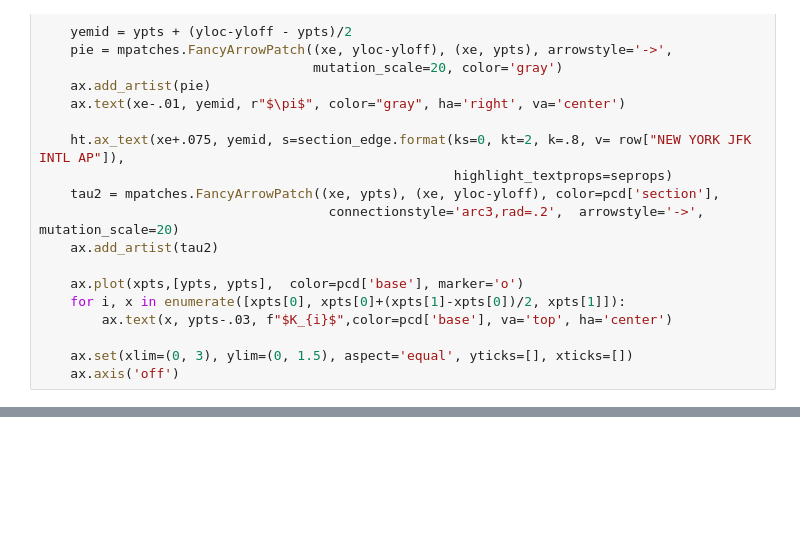
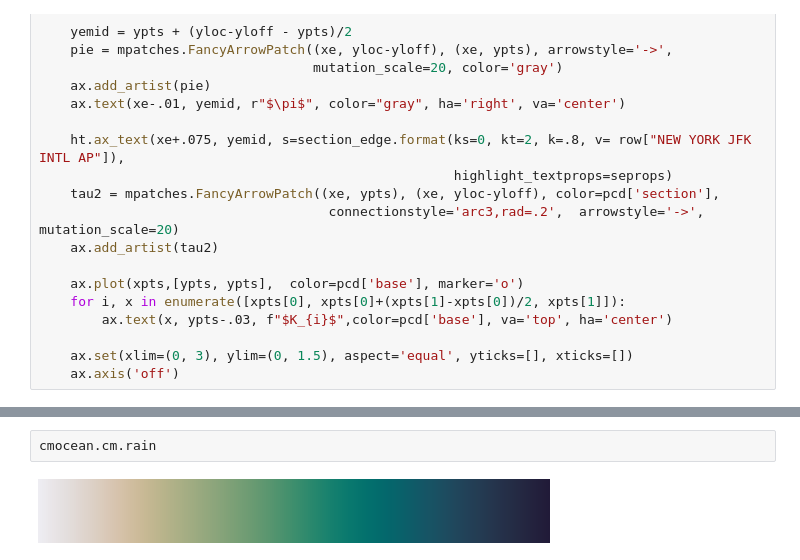
Before and after one commit to story645/team, a Jupyter notebook: paper/figcode/trivialbundle.ipynb, the cells around one changed output, grey strips where cells are left out. Drawn from its saved outputs; the diff is of its cells as text; blank space fills up the shorter version.

```diff
--- a/paper/figcode/trivialbundle.ipynb
+++ b/paper/figcode/trivialbundle.ipynb
@@ -247,0 +296,4 @@ fig.savefig("../figures/fb_rho.pdf", dpi=300, bbox_inches='tight')
+# %%
+cmocean.cm.rain
+# %% [output]
+[figure, added]
```
Also changed, not shown: parts of 13 cells of this notebook, 7 other files.
